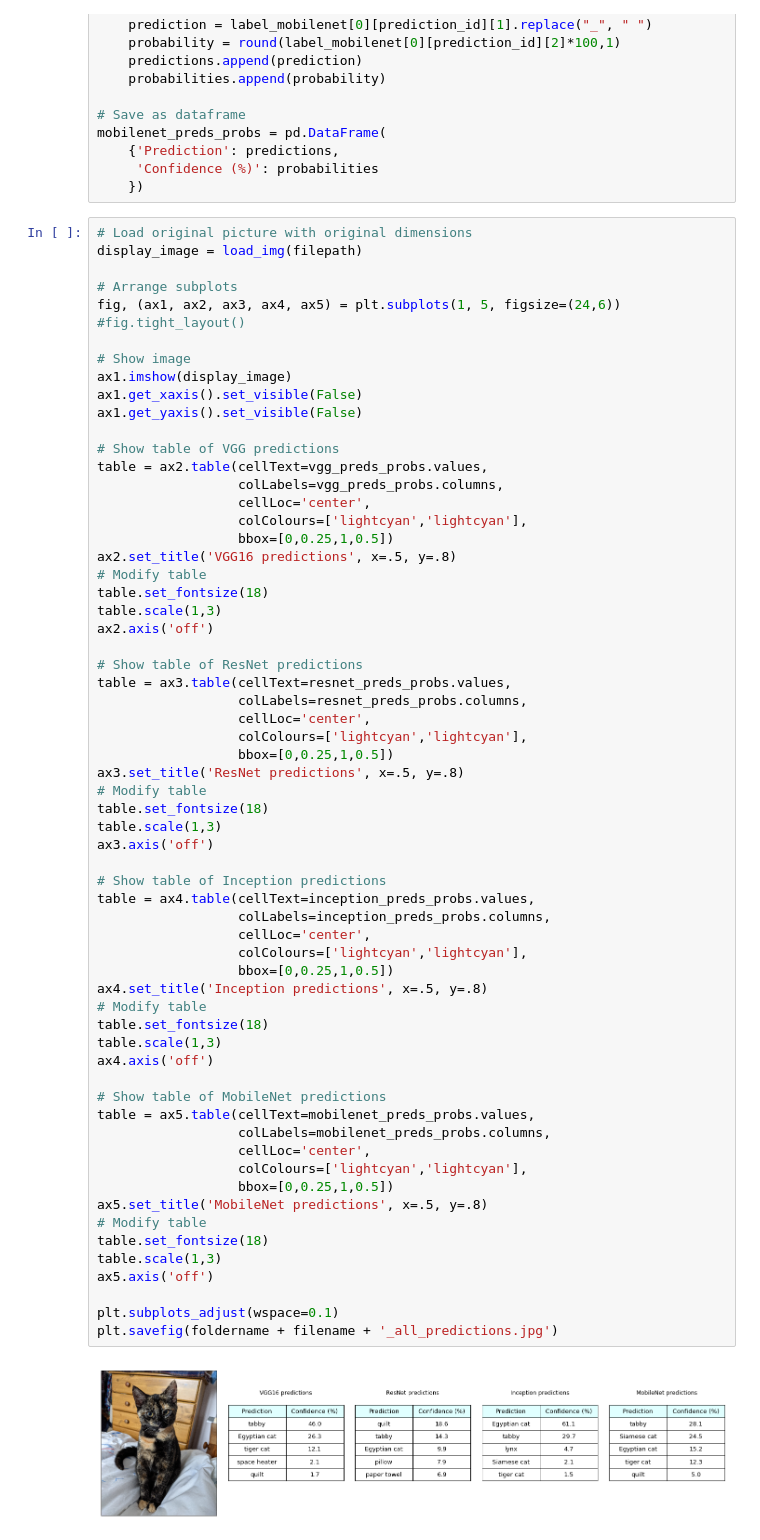
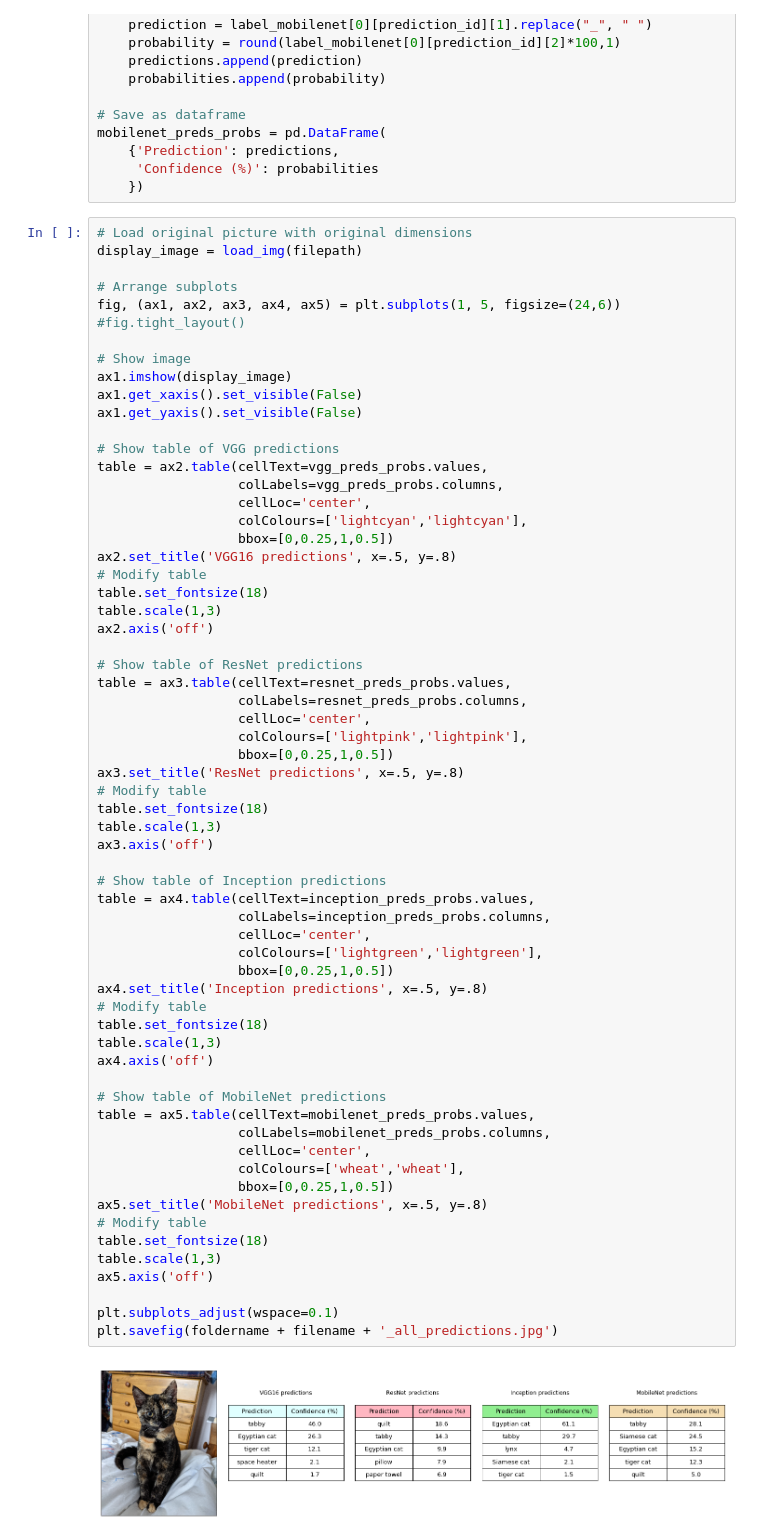
Before and after one commit to CrypticMeg/image_classification, a Jupyter notebook: image_classification.ipynb, the cells around one changed output. Saved outputs shown, nothing was run; the diff lists cells and outputs as text.

Commit message:
PLOT: Add different colours for model tables

```diff
--- a/image_classification.ipynb
+++ b/image_classification.ipynb
@@ -284,39 +284,39 @@ ax2.axis('off')
 table = ax3.table(cellText=resnet_preds_probs.values,
                   colLabels=resnet_preds_probs.columns,
                   cellLoc='center',
-                  colColours=['lightcyan','lightcyan'],
+                  colColours=['lightpink','lightpink'],
                   bbox=[0,0.25,1,0.5])
 ax3.set_title('ResNet predictions', x=.5, y=.8)
 # Modify table
 table.set_fontsize(18)
 table.scale(1,3)
 ax3.axis('off')
 
 # Show table of Inception predictions
 table = ax4.table(cellText=inception_preds_probs.values,
                   colLabels=inception_preds_probs.columns,
                   cellLoc='center',
-                  colColours=['lightcyan','lightcyan'],
+                  colColours=['lightgreen','lightgreen'],
                   bbox=[0,0.25,1,0.5])
 ax4.set_title('Inception predictions', x=.5, y=.8)
 # Modify table
 table.set_fontsize(18)
 table.scale(1,3)
 ax4.axis('off')
 
 # Show table of MobileNet predictions
 table = ax5.table(cellText=mobilenet_preds_probs.values,
                   colLabels=mobilenet_preds_probs.columns,
                   cellLoc='center',
-                  colColours=['lightcyan','lightcyan'],
+                  colColours=['wheat','wheat'],
                   bbox=[0,0.25,1,0.5])
 ax5.set_title('MobileNet predictions', x=.5, y=.8)
 # Modify table
 table.set_fontsize(18)
 table.scale(1,3)
 ax5.axis('off')
 
 plt.subplots_adjust(wspace=0.1)
 plt.savefig(foldername + filename + '_all_predictions.jpg')
 # %% [output]
-[figure, old version]
+[figure, new version]
```
